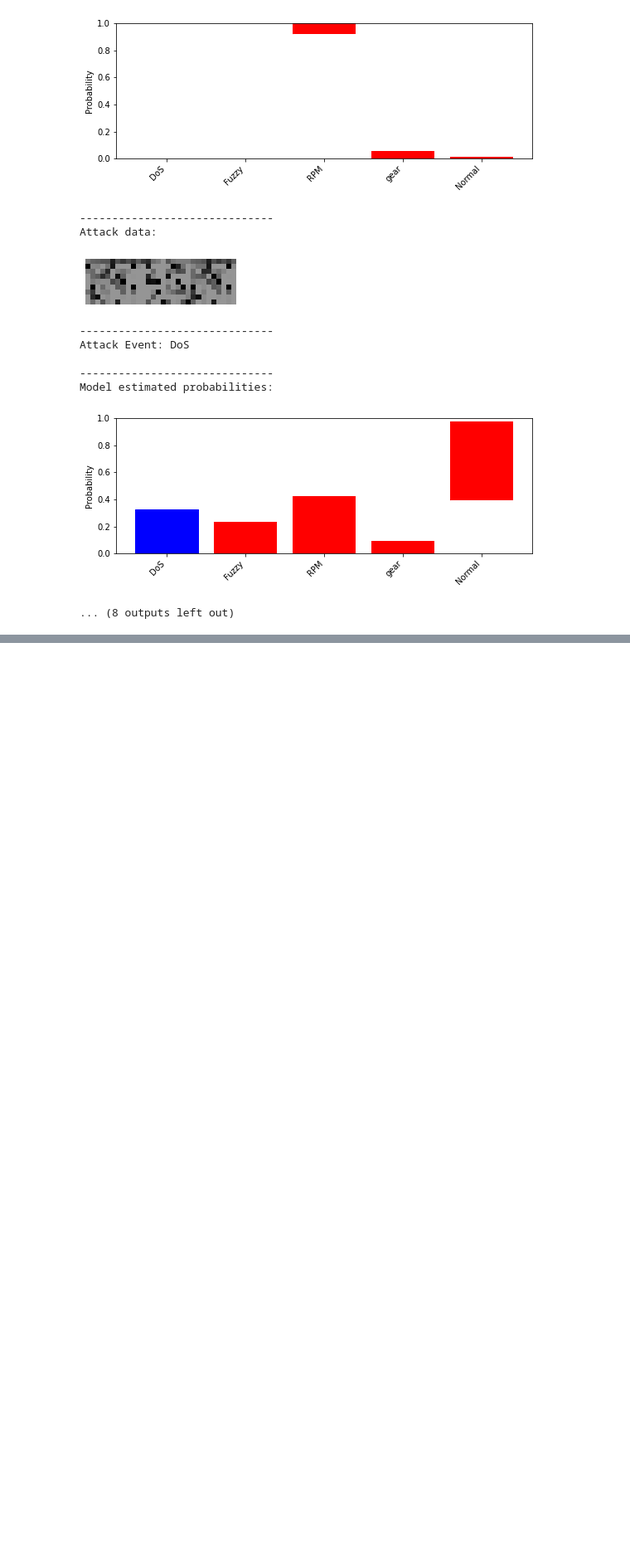
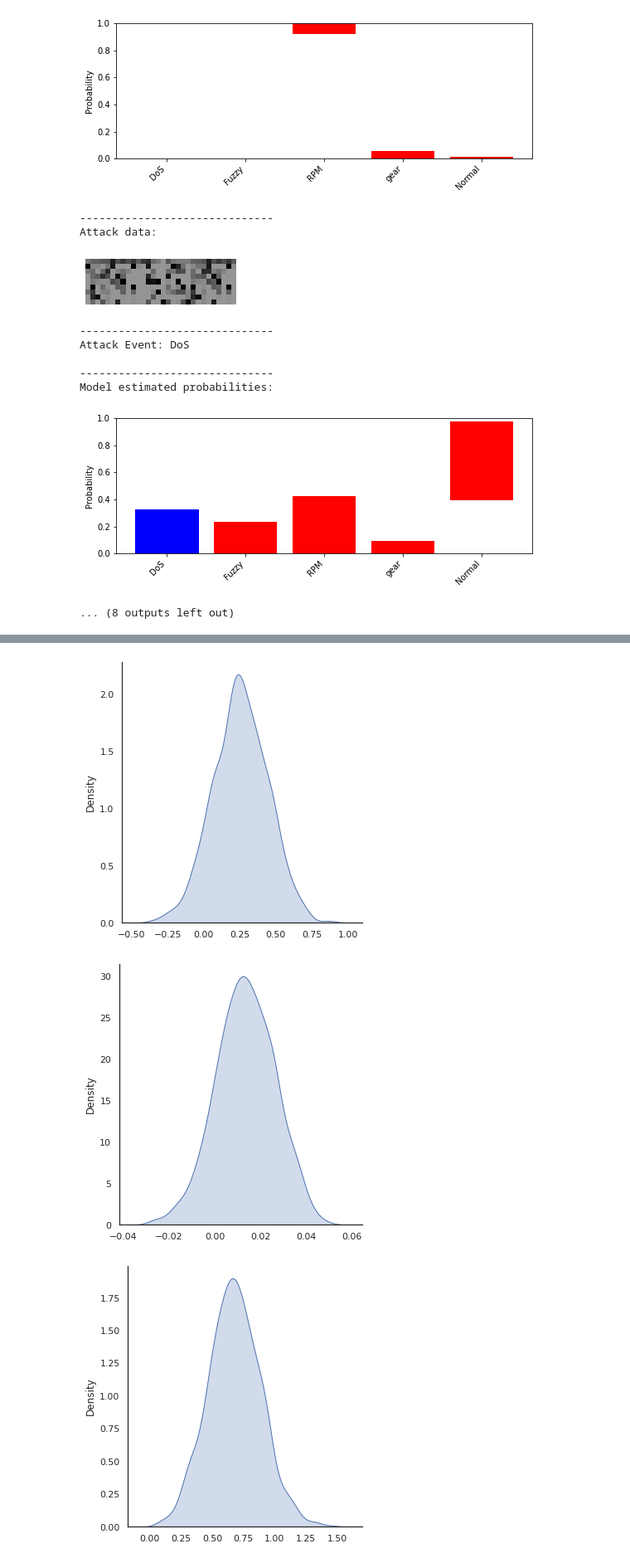
Before and after one commit to ainilaha/ppl_car_hacking, a Jupyter notebook: bayesian_net.ipynb, the cells around one changed output, grey strips where cells are left out. Shown at 83% size. Drawn from its saved outputs; the diff is of its cells as text; code cells hidden in the pictures; blank space fills up the shorter version.

```diff
--- a/bayesian_net.ipynb
+++ b/bayesian_net.ipynb
@@ -305,0 +315,16 @@ Model estimated probabilities:
+# %%
+pred_prob = model(x_test[1][np.newaxis, ...])
+# %%
+cov = pred_prob.covariance().numpy()[0]
+# %%
+mu = pred_prob.mean()[0]
+# %%
+sigma = cov.diagonal()
+# %%
+for i in range(5):
+    dist = np.random.normal(mu[i], sigma[i], 1000)
+    sns.displot(dist,kind="kde", fill=True)
+# %% [output]
+[figure, added]
+[figure, added]
+[figure, added]
```
Also changed, not shown: parts of 7 cells of this notebook.
